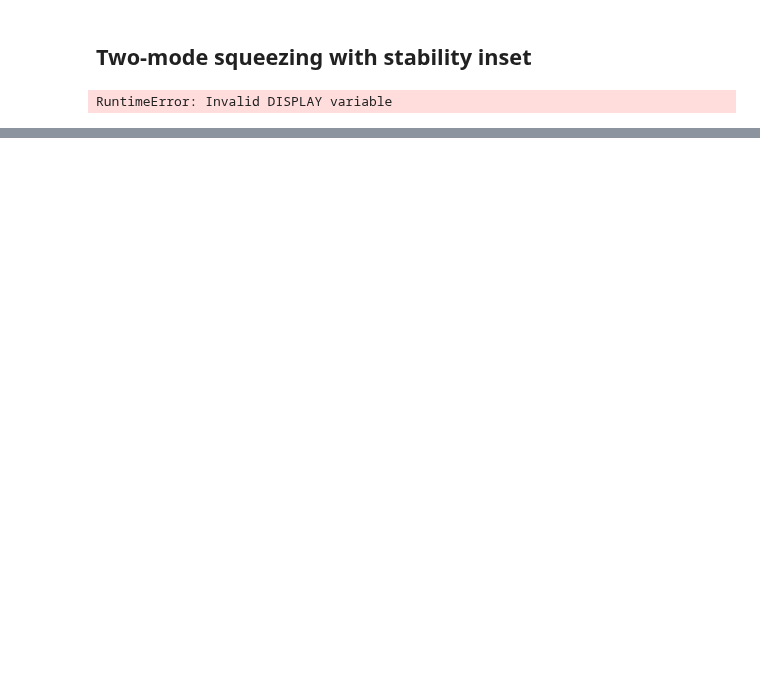
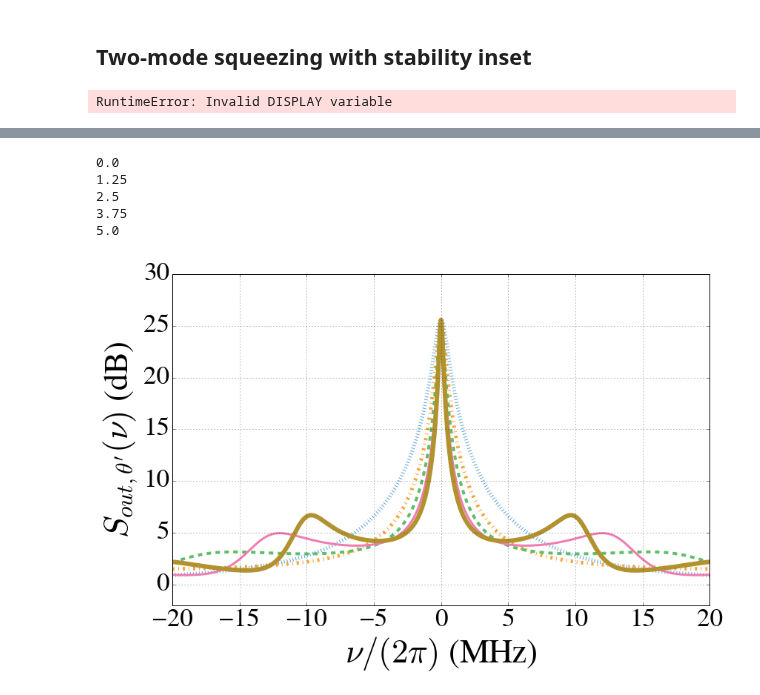
Before and after one commit to nemetniki/General-linear-model, a Jupyter notebook: Stab+squeez_plots.ipynb, the cells around one changed output, grey strips where cells are left out. Cells and saved outputs as stored; diff of their text form; code cells hidden in the pictures; blank space fills up the shorter version.

Commit message:
colorful

```diff
--- a/Stab+squeez_plots.ipynb
+++ b/Stab+squeez_plots.ipynb
@@ -405,0 +433,50 @@ display(w)
+# %%
+%matplotlib inline
+
+from pylab import *
+import numpy as np
+from scipy.optimize import fsolve
+import matplotlib.pyplot as plt
+import matplotlib as mpl
+
+mpl.rc('font',family='FreeSerif')
+mpl.rc('xtick',labelsize=25)
+mpl.rc('ytick',labelsize=25)
+
+colors={'red':(241/255.,88/255.,84/255.),\
+        'orange':(250/255,164/255.,58/255.),\
+        'pink':(241/255,124/255.,176/255.),\
+        'brown':(178/255,145/255.,47/255.),\
+        'purple':(178/255,118/255.,178/255.),\
+        'green':(96/255,189/255.,104/255.),\
+        'blue':(93/255,165/255.,218/255.),\
+        'yellow':(222/255., 207/255., 63/255),\
+        'black':(0.,0.,0.)}
+collab = ['blue','orange','green','pink','brown']
+plt.figure(3,figsize=(13,8))
+fsfont = {'fontname':'FreeSerif'}
+
+plt.hold(True)
+plt.grid(True)
+plt.xlabel('$\\nu/(2\pi)$ (MHz)',fontsize = 45,**fsfont)
+plt.ylabel('$S_{out,\\theta^\\prime} (\\nu)$ (dB)',fontsize = 45,**fsfont)
+plt.ylim(-2,30)
+plt.xticks(fontsize = 35,**fsfont)
+plt.yticks(fontsize = 35,**fsfont)
+ls = ["dotted","dashdot","dashed","solid","solid"]
+lw = [5,5,4,3,6]
+kt = np.linspace(0,5,5)
+nu = np.linspace(-20,20,50000)*2*np.pi
+for i in range(0,5):
+    #Sout_fb = Squeez(eps,theta,Del,kapa,ra,kta,phia,La+loss,thetapa,kapb,rb,ktb,phib,Lb+loss,thetapb,nu)
+    Sout_fb = Squeez(0.45*2*np.pi*10,0*np.pi,0,10*2.*pi,0.933,kt[i],np.pi,0,0,10*2.*pi,0.933,kt[i],np.pi,0,0,nu)
+    print(kt[i])
+    plt.plot(nu/2/pi,np.real(Sout_fb),color = colors[collab[i]],linewidth = lw[i],linestyle=ls[i])
+plt.show()
+# %% [output]
+0.0
+1.25
+2.5
+3.75
+5.0
+[figure, added]
```
Also changed, not shown: parts of 2 cells of this notebook.
